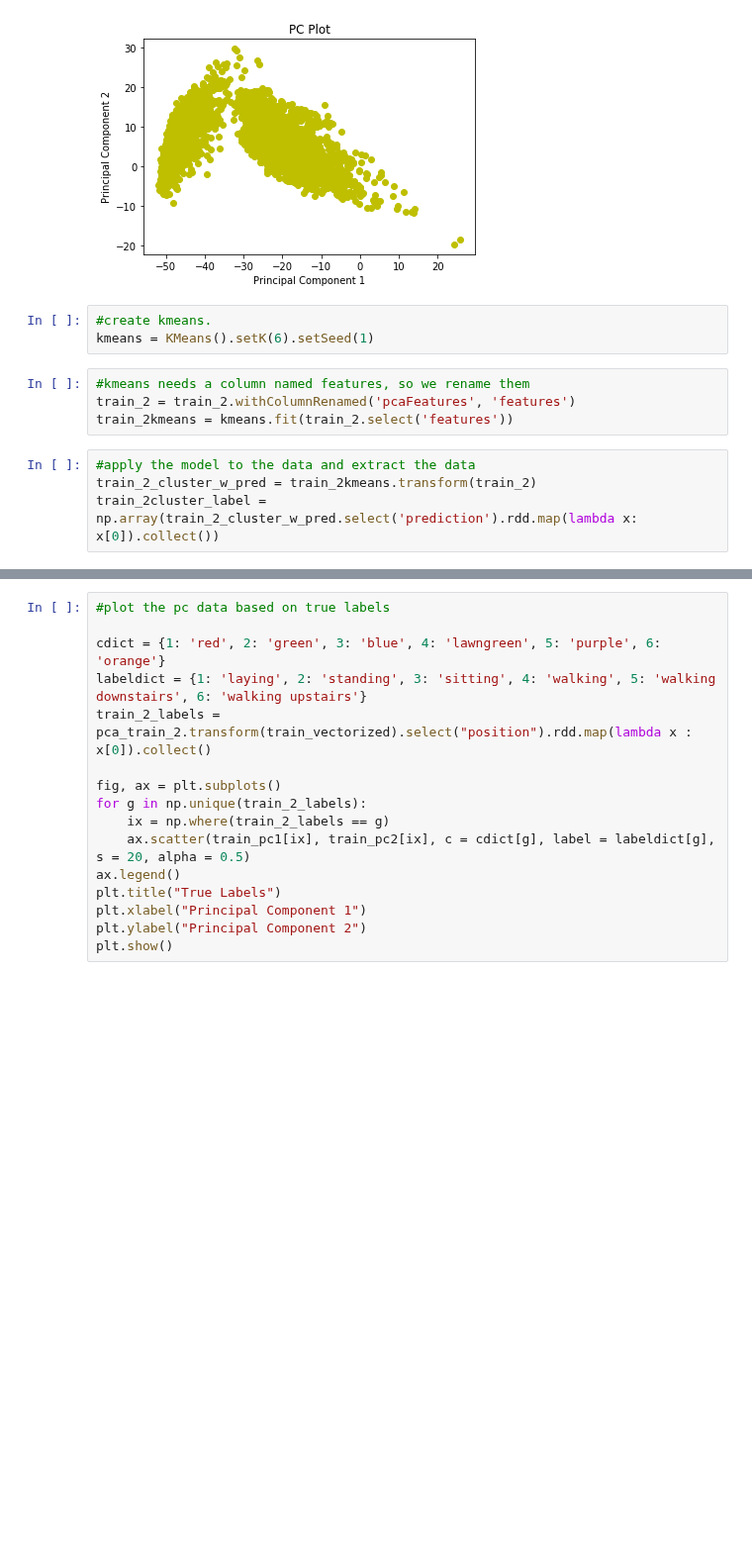
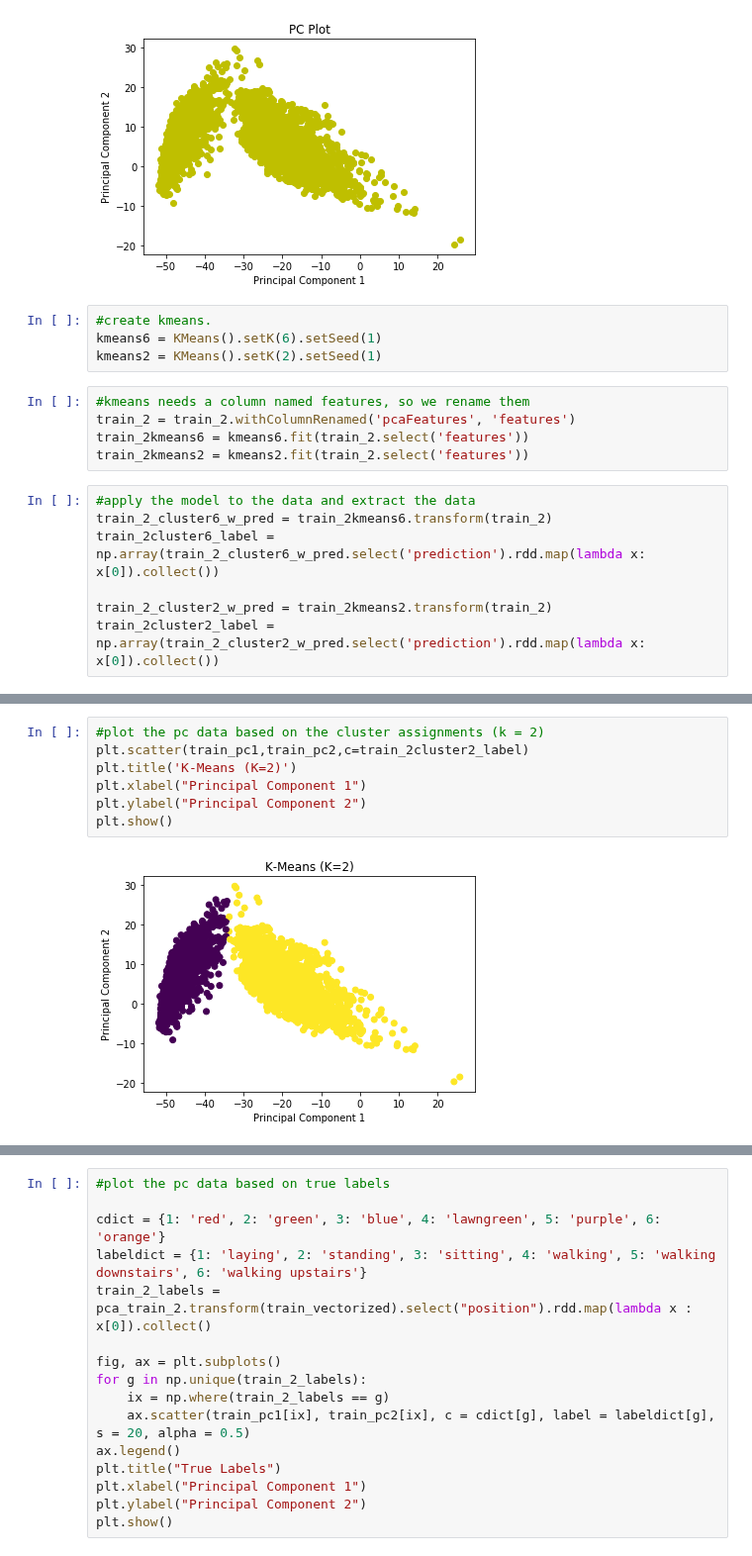
Before and after one commit to nathanhwangbo/PSTAT135_Final, a Jupyter notebook: preprocessing.ipynb, the cells around one changed output, grey strips where cells are left out. Shown at 99% size. Cells and saved outputs as stored; diff of their text form; blank space fills up the shorter version.

```diff
--- a/preprocessing.ipynb
+++ b/preprocessing.ipynb
@@ -283,12 +283,17 @@ plt.show()
 [figure]
 # %%
 #create kmeans.
-kmeans = KMeans().setK(6).setSeed(1)
+kmeans6 = KMeans().setK(6).setSeed(1)
+kmeans2 = KMeans().setK(2).setSeed(1)
 # %%
 #kmeans needs a column named features, so we rename them
 train_2 = train_2.withColumnRenamed('pcaFeatures', 'features')
-train_2kmeans = kmeans.fit(train_2.select('features'))
+train_2kmeans6 = kmeans6.fit(train_2.select('features'))
+train_2kmeans2 = kmeans2.fit(train_2.select('features'))
 # %%
 #apply the model to the data and extract the data
-train_2_cluster_w_pred = train_2kmeans.transform(train_2)
-train_2cluster_label = np.array(train_2_cluster_w_pred.select('prediction').rdd.map(lambda x: x[0]).collect())
+train_2_cluster6_w_pred = train_2kmeans6.transform(train_2)
+train_2cluster6_label = np.array(train_2_cluster6_w_pred.select('prediction').rdd.map(lambda x: x[0]).collect())
+
+train_2_cluster2_w_pred = train_2kmeans2.transform(train_2)
+train_2cluster2_label = np.array(train_2_cluster2_w_pred.select('prediction').rdd.map(lambda x: x[0]).collect())
@@ -295 +326,10 @@ train_2cluster_label = np.array(train_2_cluster_w_pred.select('prediction').rdd.
+# %%
+#plot the pc data based on the cluster assignments (k = 2)
+plt.scatter(train_pc1,train_pc2,c=train_2cluster2_label)
+plt.title('K-Means (K=2)')
+plt.xlabel("Principal Component 1")
+plt.ylabel("Principal Component 2")
+plt.show()
+# %% [output]
+[figure, added]
 # %%
```
Also changed, not shown: parts of 9 cells of this notebook.
